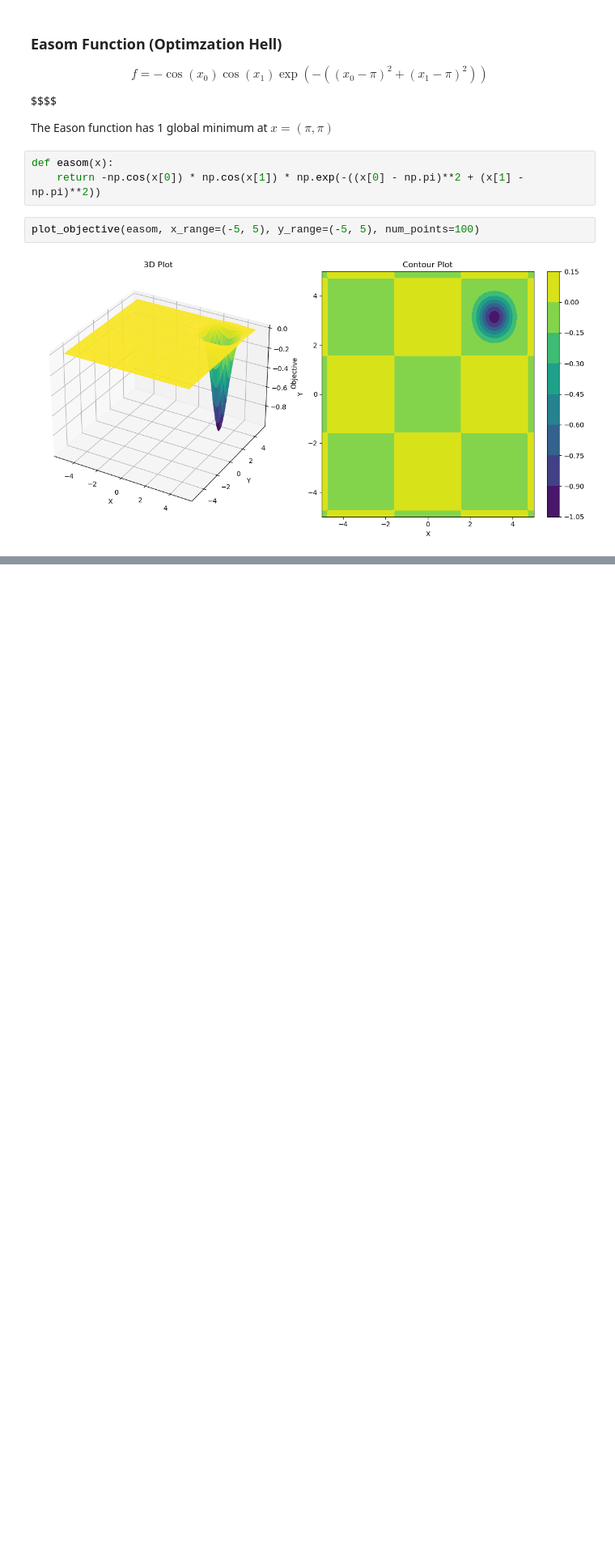
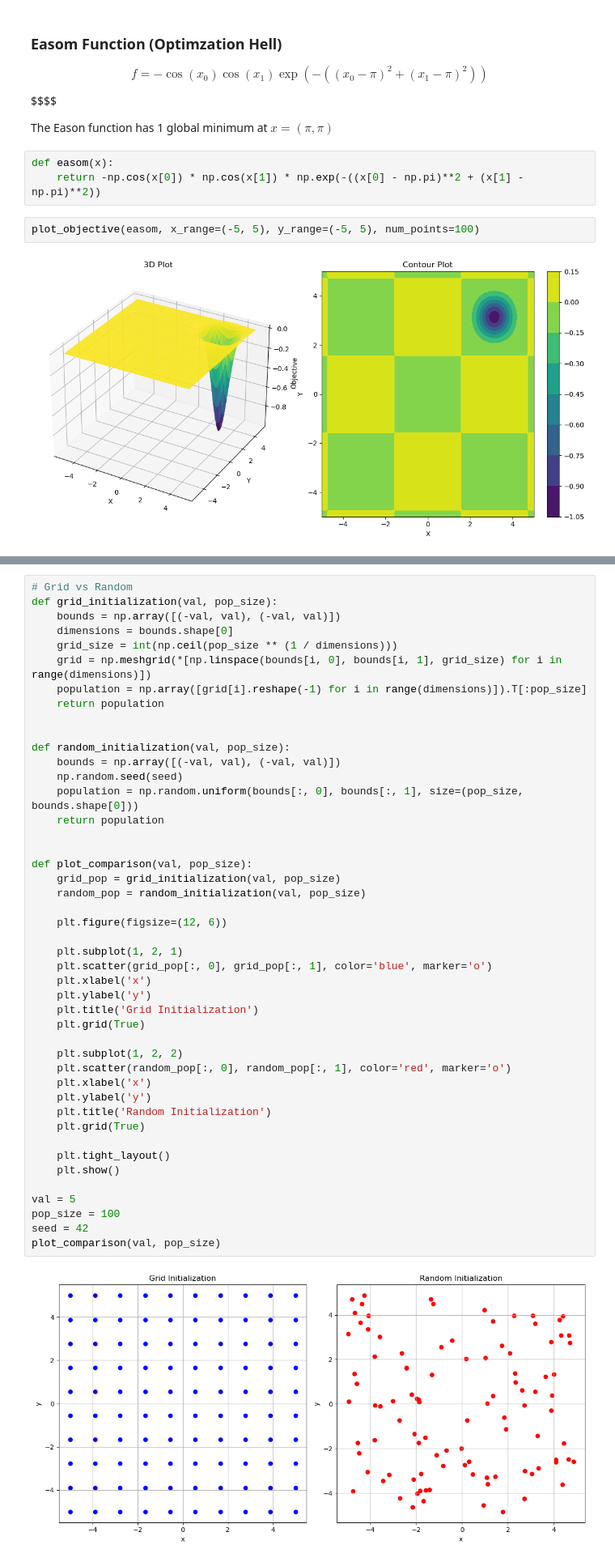
Before and after one commit to B0BWAX/OPTIMIATION-ALGOS-COMPARISON, a Jupyter notebook: OPTIMIZATION_ALGOS_COMPARISON.ipynb, the cells around one changed output, grey strips where cells are left out. Shown at 81% size. Drawn from its saved outputs; the diff is of its cells as text; blank space fills up the shorter version.

```diff
--- a/OPTIMIZATION_ALGOS_COMPARISON.ipynb
+++ b/OPTIMIZATION_ALGOS_COMPARISON.ipynb
@@ -175 +184,48 @@ plot_objective(easom, x_range=(-5, 5), y_range=(-5, 5), num_points=100)
+# %%
+# Grid vs Random
+def grid_initialization(val, pop_size):
+    bounds = np.array([(-val, val), (-val, val)])
+    dimensions = bounds.shape[0]
+    grid_size = int(np.ceil(pop_size ** (1 / dimensions)))
+    grid = np.meshgrid(*[np.linspace(bounds[i, 0], bounds[i, 1], grid_size) for i in range(dimensions)])
+    population = np.array([grid[i].reshape(-1) for i in range(dimensions)]).T[:pop_size]
+    return population
+
+
+def random_initialization(val, pop_size):
+    bounds = np.array([(-val, val), (-val, val)])
+    np.random.seed(seed)
+    population = np.random.uniform(bounds[:, 0], bounds[:, 1], size=(pop_size, bounds.shape[0]))
+    return population
+
+
+def plot_comparison(val, pop_size):
+    grid_pop = grid_initialization(val, pop_size)
+    random_pop = random_initialization(val, pop_size)
+
+    plt.figure(figsize=(12, 6))
+
+    plt.subplot(1, 2, 1)
+    plt.scatter(grid_pop[:, 0], grid_pop[:, 1], color='blue', marker='o')
+    plt.xlabel('x')
+    plt.ylabel('y')
+    plt.title('Grid Initialization')
+    plt.grid(True)
+
+    plt.subplot(1, 2, 2)
+    plt.scatter(random_pop[:, 0], random_pop[:, 1], color='red', marker='o')
+    plt.xlabel('x')
+    plt.ylabel('y')
+    plt.title('Random Initialization')
+    plt.grid(True)
+
+    plt.tight_layout()
+    plt.show()
+
+val = 5
+pop_size = 100
+seed = 42
+plot_comparison(val, pop_size)
+# %% [output]
+[figure, added]
 # %% [markdown]
```
Also changed, not shown: parts of 19 cells of this notebook.
